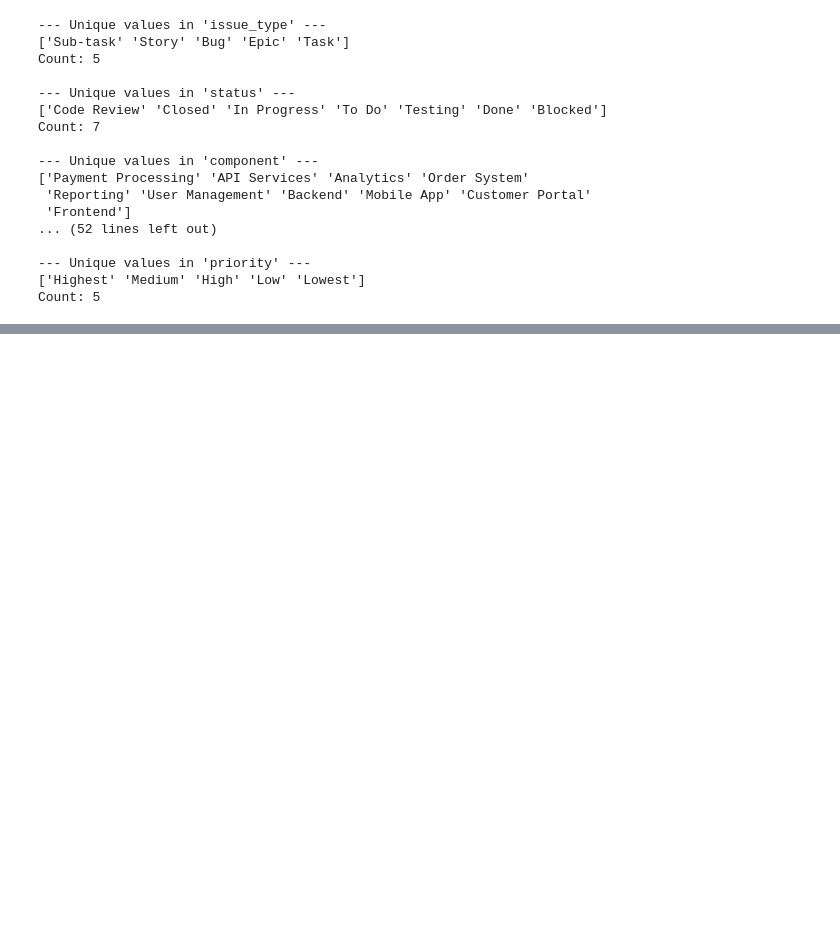
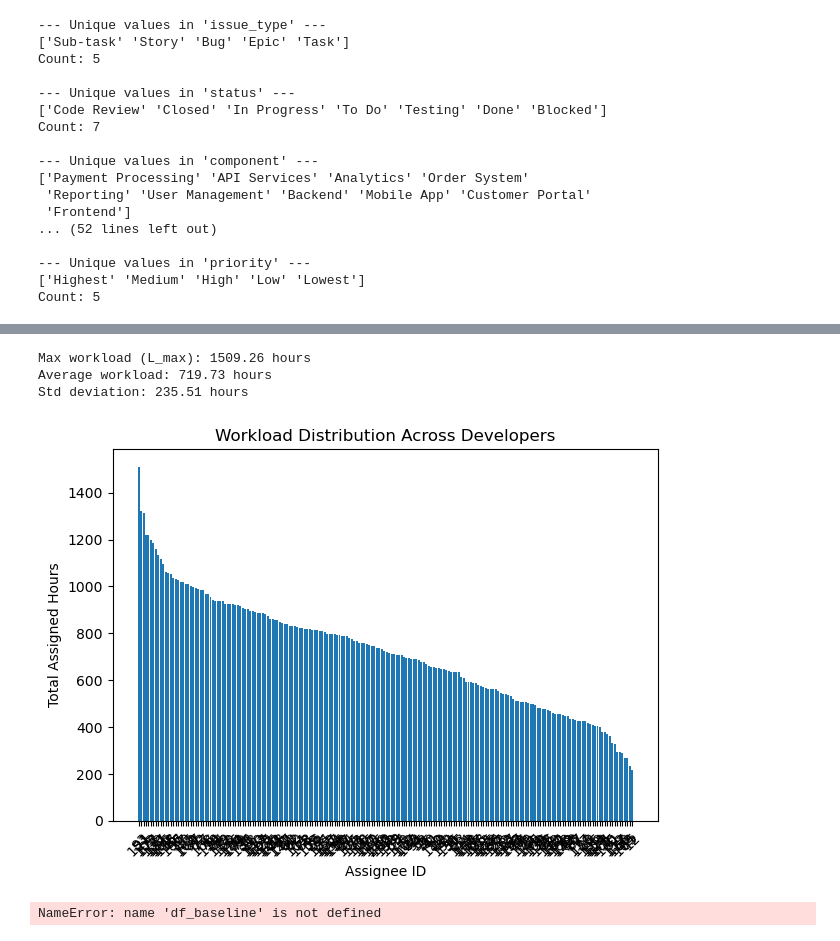
Before and after one commit to twliew/433-individual, a Jupyter notebook: EDA.ipynb, the cells around one changed output, grey strips where cells are left out. Saved outputs shown, nothing was run; the diff lists cells and outputs as text; code cells hidden in the pictures; blank space fills up the shorter version.

```diff
--- a/EDA.ipynb
+++ b/EDA.ipynb
@@ -201,0 +322,17 @@ Count: 5
+# %%
+import pandas as pd
+
+# df = your dataframe
+# make sure you replace 'predicted_hours' with your actual column name if different
+
+summary = (
+    df.groupby('assignee_id')
+      .agg(
+          num_tickets=('assignee_id', 'count'),
+          total_hours=('time_to_resolution_hours', 'sum')
+      )
+      .reset_index()
+      .sort_values(by='total_hours', ascending=False)
+)
+
+print(summary)
@@ -201,0 +354,47 @@ Count: 5
+# %%
+max_workload = summary['total_hours'].max()
+mean_workload = summary['total_hours'].mean()
+std_workload = summary['total_hours'].std()
+
+print(f"Max workload (L_max): {max_workload:.2f} hours")
+print(f"Average workload: {mean_workload:.2f} hours")
+print(f"Std deviation: {std_workload:.2f} hours")
+# %% [output]
+Max workload (L_max): 1509.26 hours
+Average workload: 719.73 hours
+Std deviation: 235.51 hours
+# %%
+import matplotlib.pyplot as plt
+
+# Bar chart of total hours per developer
+plt.figure()
+plt.bar(summary['assignee_id'].astype(str), summary['total_hours'])
+plt.xlabel('Assignee ID')
+plt.ylabel('Total Assigned Hours')
+plt.title('Workload Distribution Across Developers')
+plt.xticks(rotation=45)
+plt.tight_layout()
+plt.show()
+# %% [output]
+[figure, added]
+# %%
+def compute_workload_metrics(df, label):
+    summary = (
+        df.groupby('assignee_id')
+          .agg(
+              num_tickets=('assignee_id', 'count'),
+              total_hours=('predicted_hours', 'sum')
+          )
+          .reset_index()
+    )
+
+    print(f"\n--- {label} ---")
+    print(f"Max workload: {summary['total_hours'].max():.2f}")
+    print(f"Std workload: {summary['total_hours'].std():.2f}")
+
+    return summary
+
+baseline_summary = compute_workload_metrics(df_baseline, "Baseline")
+optimized_summary = compute_workload_metrics(df_optimized, "Optimized")
+# %% [output]
+NameError: name 'df_baseline' is not defined
```
Also changed, not shown: parts of 26 cells of this notebook, 4 other files.
